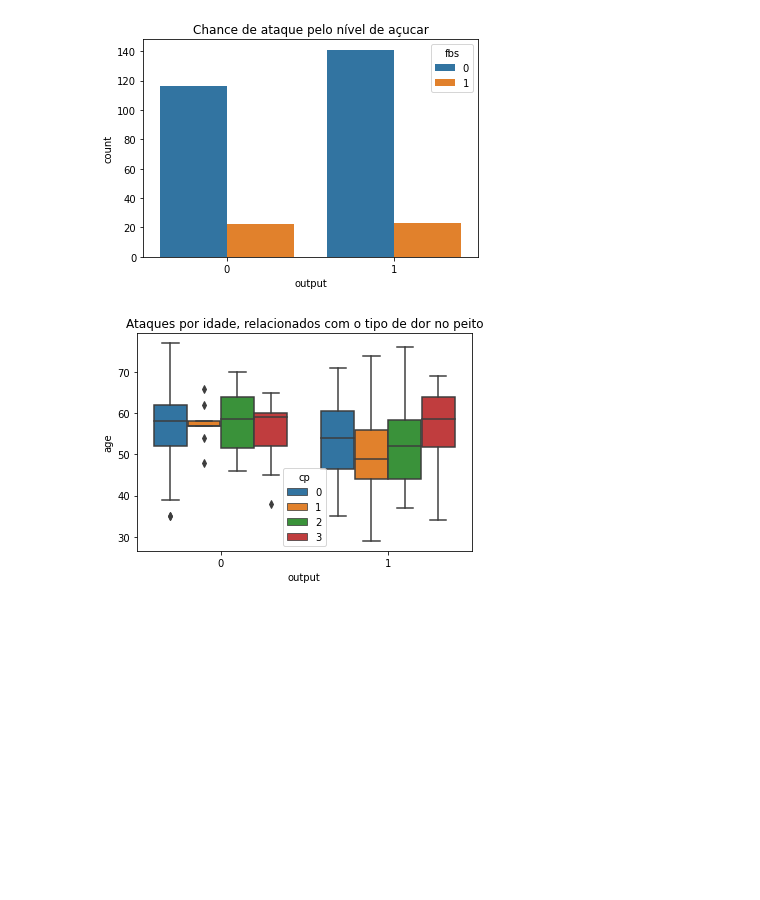
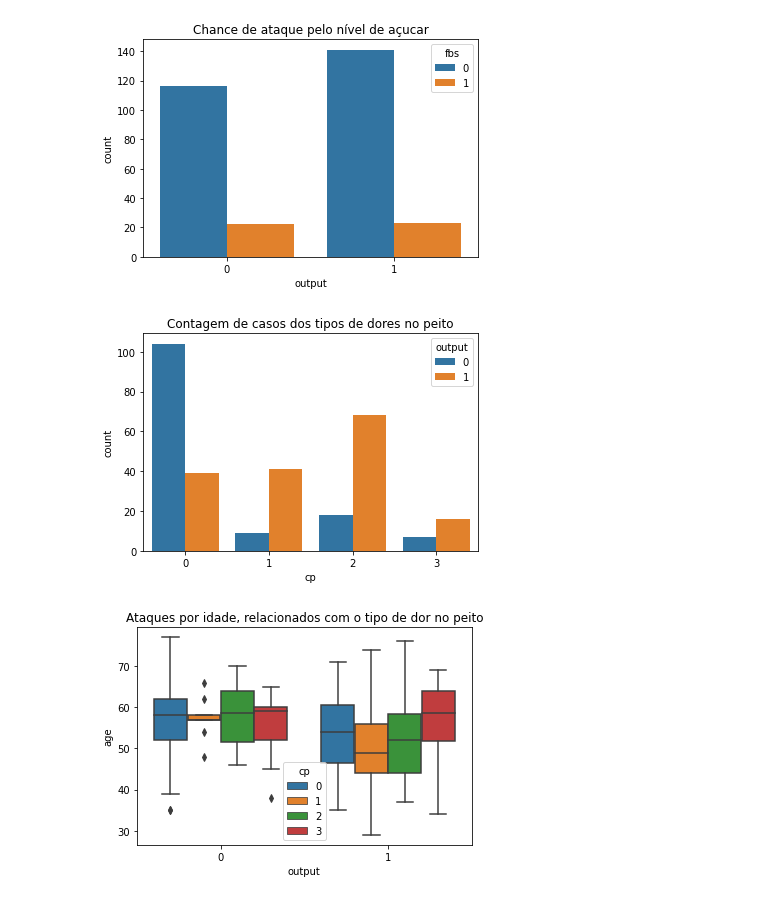
Before and after one commit to AlvaroAt19/Homi_dos_dados, a Jupyter notebook: Heart_Disease/Heart_Disease.ipynb, the cells around one changed output. Drawn from its saved outputs; the diff is of its cells as text; code cells hidden in the pictures; blank space fills up the shorter version.

```diff
--- a/Heart_Disease/Heart_Disease.ipynb
+++ b/Heart_Disease/Heart_Disease.ipynb
@@ -123,6 +123,11 @@ sns.countplot(x='output', data=heart, hue='fbs')
 plt.title('Chance de ataque pelo nível de açucar');
 # %% [output]
 [figure]
+# %%
+sns.countplot(x='cp', data=heart, hue='output')
+plt.title('Contagem de casos dos tipos de dores no peito');
+# %% [output]
+[figure, added]
 # %%
 sns.boxplot(x='output', y='age', data=heart, hue='cp')
 plt.title('Ataques por idade, relacionados com o tipo de dor no peito');
```
Also changed, not shown: parts of 4 cells of this notebook.
